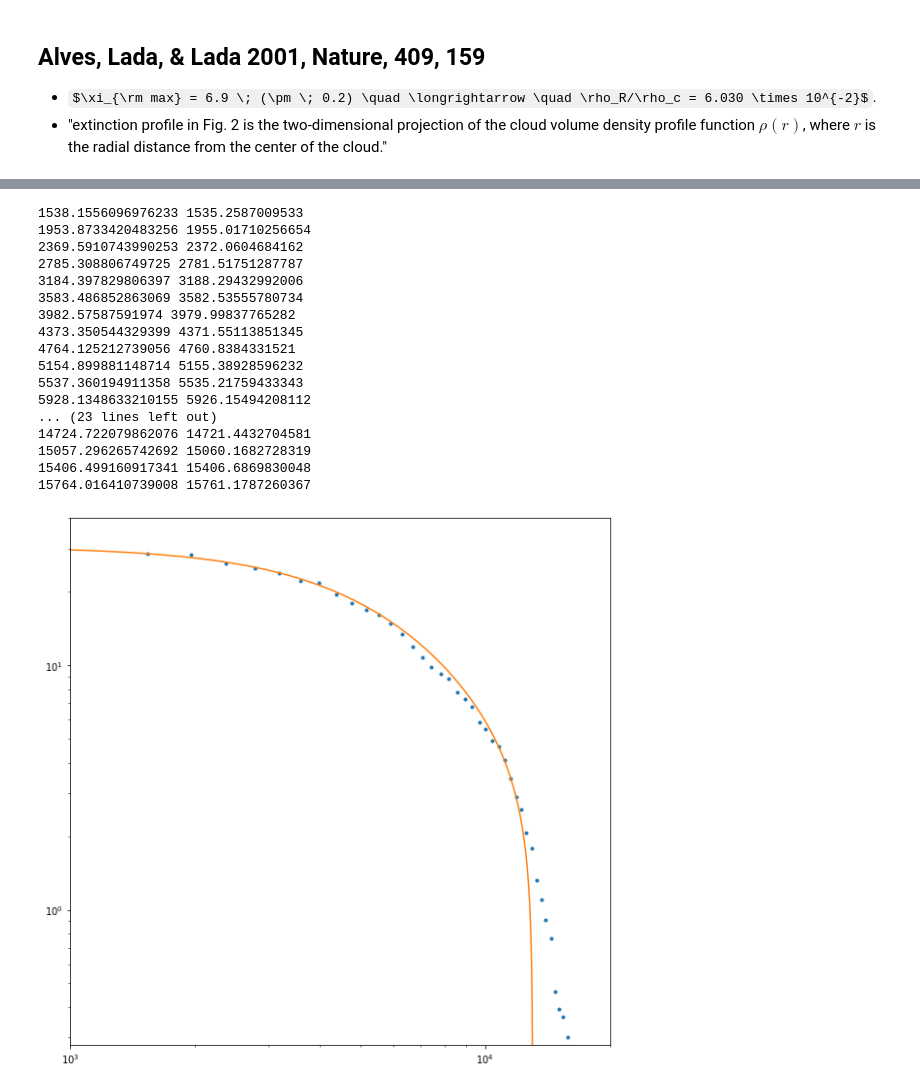
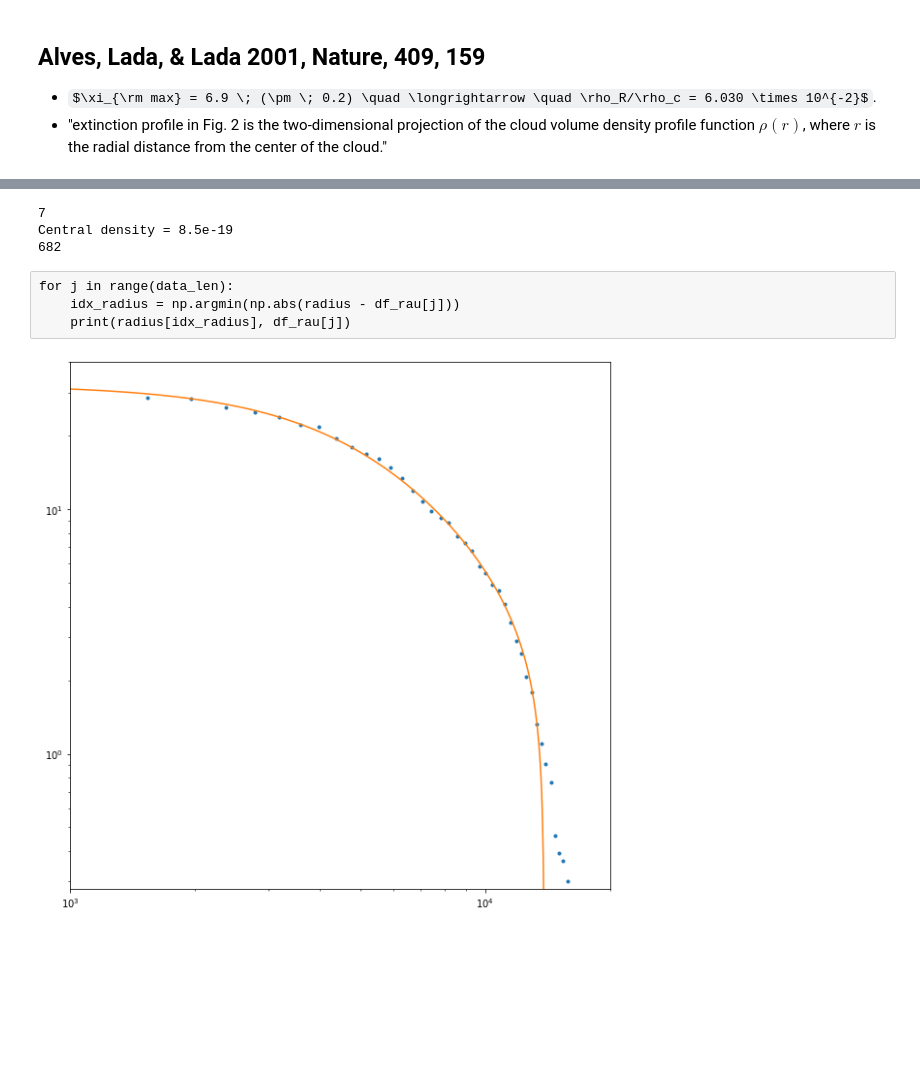
Before and after one commit to nina-af/class_jpy_notebooks, a Jupyter notebook: ism_midterm.ipynb, the cells around one changed output, grey strips where cells are left out. Drawn from its saved outputs; the diff is of its cells as text; code cells hidden in the pictures; some formulas as TeX source; blank space fills up the shorter version.

```diff
--- a/ism_midterm.ipynb
+++ b/ism_midterm.ipynb
@@ -72,0 +65,9 @@ for i in range(800, 1500, 2): # for xi_max
+# %%
+colden = np.zeros((N,N))
+for i in range(N): # for xi_max
+    for j in range(i+1): # for xi_x
+        xi_x = xi_sol[j]
+        integral = 0
+        for k in range(j+1,i+1): # for dummy xi
+            integral += rho_contrast[k] * xi_sol[k] * dxi / np.sqrt(xi_sol[k]**2 - xi_x**2)
+        colden[i,j] = integral
@@ -119,38 +102,50 @@ Central density = 6.600000000000001e-16
-# %%
-for j in range(data_len):
-    idx_radius = np.argmin(np.abs(radius - df_rau[j]))
-    print(radius[idx_radius], df_rau[j])
-# %% [output]
-1538.1556096976233 1535.2587009533
-1953.8733420483256 1955.01710256654
-2369.5910743990253 2372.0604684162
-2785.308806749725 2781.51751287787
-3184.397829806397 3188.29432992006
-3583.486852863069 3582.53555780734
-3982.57587591974 3979.99837765282
-4373.350544329399 4371.55113851345
-4764.125212739056 4760.8384331521
-5154.899881148714 5155.38928596232
-5537.360194911358 5535.21759433343
-5928.1348633210155 5926.15494208112
-... (23 lines left out)
-14724.722079862076 14721.4432704581
-15057.296265742692 15060.1682728319
-15406.499160917341 15406.6869830048
-15764.016410739008 15761.1787260367
+# %%
+rhoc_vary = 25
+rms_error = np.zeros((num, N))
+coeff = 2.55e21 #protons cm^-2 mag^-1
+
+rhoc_base = 5e-19#2.090e5*m_H2/2
+drhoc = 5e-20
+rho_c = [rhoc_base+i*drhoc for i in range(rhoc_vary)]
+
+for h in range(rhoc_vary):
+    radius = np.asarray(xi_sol) * cs * np.sqrt(1 / (4.*np.pi*G*rho_c[h])) * 6.68e-14 # AU
+    colnumden = colden[:,:] * 2 * cs * np.sqrt(rho_c[h]/(4*np.pi*G)) * 6.022e23
+    vis = colnumden / coeff
+    for i in range(N):
+        error = 0
+        for j in range(df_len):
+            idx_radius = np.argmin(np.abs(radius - df_rau[j]))
+            sim_vis = vis[i,idx_radius]
+            error += np.power(df_extinction[j] - sim_vis, 2)
+        rms_error[h,i] = np.sqrt(error)
+idx_xi_close = np.unravel_index(rms_error.argmin(), rms_error.shape)
+print(idx_xi_close[0])
+rho_center = rho_c[idx_xi_close[0]]
+print("Central density = {}".format(rho_center))
+idx_xi = idx_xi_close[1]
+print(idx_xi)
+# %% [output]
+7
+Central density = 8.5e-19
+682
+# %% [raw]
+for j in range(data_len):
+    idx_radius = np.argmin(np.abs(radius - df_rau[j]))
+    print(radius[idx_radius], df_rau[j])
 # %%
-radius_final = np.asarray(xi_sol) * cs / np.sqrt(4.*np.pi*G*rho_center) * 6.68e-12 # AU
-vis_final = colden * 2*cs * np.sqrt(rho_center/(4*np.pi*G)) *1e3/1e4 / (coeff)
+radius_final = np.asarray(xi_sol) * cs / np.sqrt(4.*np.pi*G*rho_center) * 6.68e-14 # AU
+vis_final = colden * 2*cs * np.sqrt(rho_center/(4*np.pi*G)) * 6.022e23 / coeff
 plt.figure(figsize=(10,10))
-plt.plot(df_rau, visual_extinction, '.')
+plt.plot(df_rau, df_extinction, '.')
 plt.xlim([1e3,2e4])
 plt.ylim([0.28,40])
 plt.xscale('log')
 plt.yscale('log')
 plt.plot(radius_final, vis_final[idx_xi,:])
 plt.show()
 # %% [output]
-[figure, old version]
+[figure, new version]
 # %%
 print("xi max = {}".format(xi_sol[idx_xi]))
 print("Max radius = {}".format(radius_final[idx_xi]))
```
Also changed, not shown: parts of 14 cells of this notebook, 1 other file.
